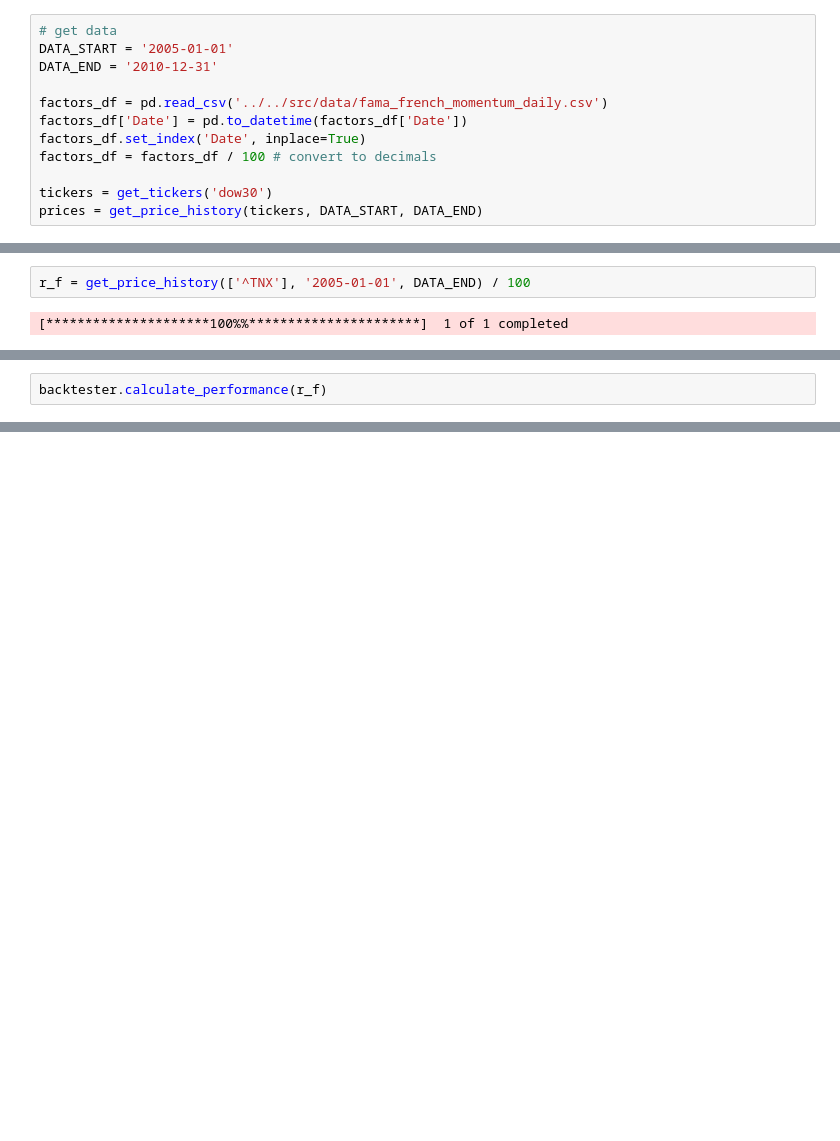
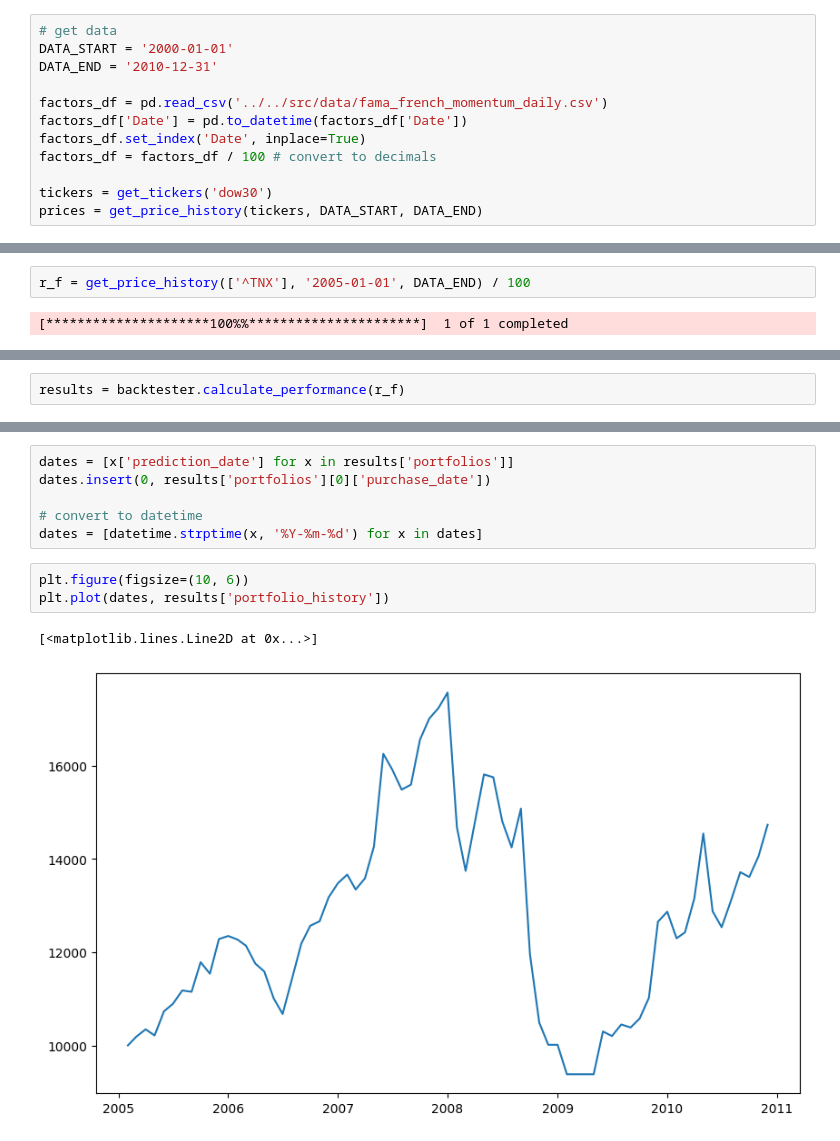
Before and after one commit to yangsu01/funance_blog, a Jupyter notebook: blogs/10-factor-models-and-PCA/updated_implementation.ipynb, the cells around one changed output, grey strips where cells are left out. Drawn from its saved outputs; the diff is of its cells as text; blank space fills up the shorter version.

Commit message:
Fix portfolio value calculation

```diff
--- a/blogs/10-factor-models-and-PCA/updated_implementation.ipynb
+++ b/blogs/10-factor-models-and-PCA/updated_implementation.ipynb
@@ -18,7 +20,7 @@ from src.strategies import PCA_FA
 from src.utils import get_price_history, get_tickers
 # %%
 # get data
-DATA_START = '2005-01-01'
+DATA_START = '2000-01-01'
 DATA_END = '2010-12-31'
 
 factors_df = pd.read_csv('../../src/data/fama_french_momentum_daily.csv')
@@ -75,2 +107,2 @@ Name: Adj Close, Length: 1506, dtype: float64
 # %%
-backtester.calculate_performance(r_f)
+results = backtester.calculate_performance(r_f)
@@ -94,0 +129,12 @@ backtester.calculate_performance(r_f)
+# %%
+dates = [x['prediction_date'] for x in results['portfolios']]
+dates.insert(0, results['portfolios'][0]['purchase_date'])
+
+# convert to datetime
+dates = [datetime.strptime(x, '%Y-%m-%d') for x in dates]
+# %%
+plt.figure(figsize=(10, 6))
+plt.plot(dates, results['portfolio_history'])
+# %% [output]
+[<matplotlib.lines.Line2D at 0x...>]
+[figure, added]
```
Also changed, not shown: parts of 7 cells of this notebook, 1 other file.
